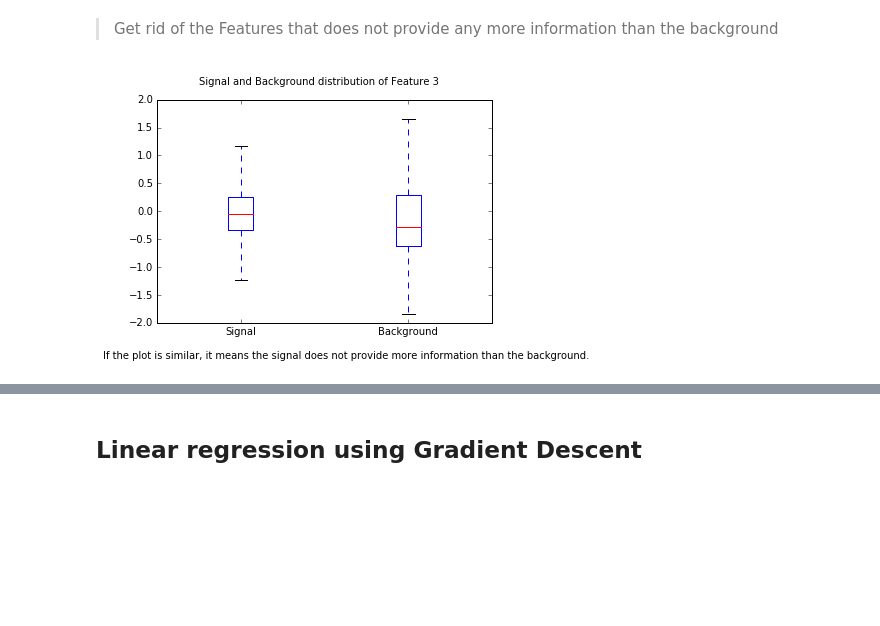
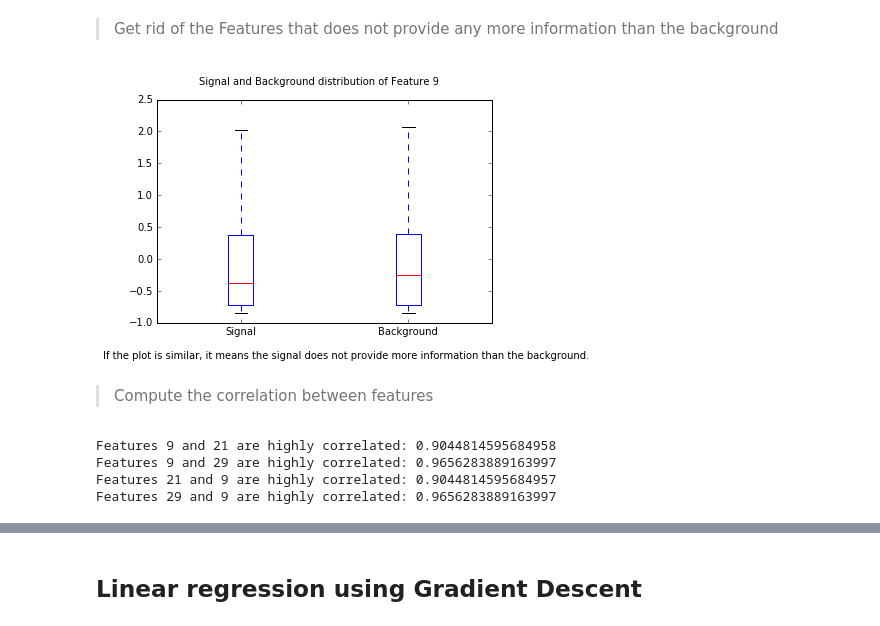
Before and after one commit to kirtanp/PCML-Project1, a Jupyter notebook: project1/scripts/project1.ipynb, the cells around one changed output, grey strips where cells are left out. Cells and saved outputs as stored; diff of their text form; code cells hidden in the pictures; blank space fills up the shorter version.

```diff
--- a/project1/scripts/project1.ipynb
+++ b/project1/scripts/project1.ipynb
@@ -51,15 +51,17 @@ stx, mean_stx, std_x = standardize(tX)
 # %% [markdown]
 > Get rid of the Features that does not provide any more information than the background
 # %%
-idx_f = 2
+idx_f = 8
 signal = stx[np.where(y == 1), idx_f + 1]
 background = stx[np.where(y == 0), idx_f + 1]
 
 plot = plt.figure()
 plt.boxplot([signal, background], 0, '')
 plt.xticks([1, 2], ['Signal', 'Background'])
 plot.suptitle('Signal and Background distribution of Feature {f}'.format(f = idx_f + 1))
 
 textvar = plot.text(0, 0, 'If the plot is similar, it means the signal does not provide more information than the background.')
 # %% [output]
-[figure, old version]
+[figure, new version]
+# %% [markdown]
+> Compute the correlation between features
@@ -65,0 +78,8 @@ textvar = plot.text(0, 0, 'If the plot is similar, it means the signal does not
+# %%
+corr = calculate_correlation(stx)
+idx_to_del = np.array([22, 30])
+# %% [output]
+Features 9 and 21 are highly correlated: 0.9044814595684958
+Features 9 and 29 are highly correlated: 0.9656283889163997
+Features 21 and 9 are highly correlated: 0.9044814595684957
+Features 29 and 9 are highly correlated: 0.9656283889163997
```
Also changed, not shown: parts of 6 cells of this notebook, 1 other file.
